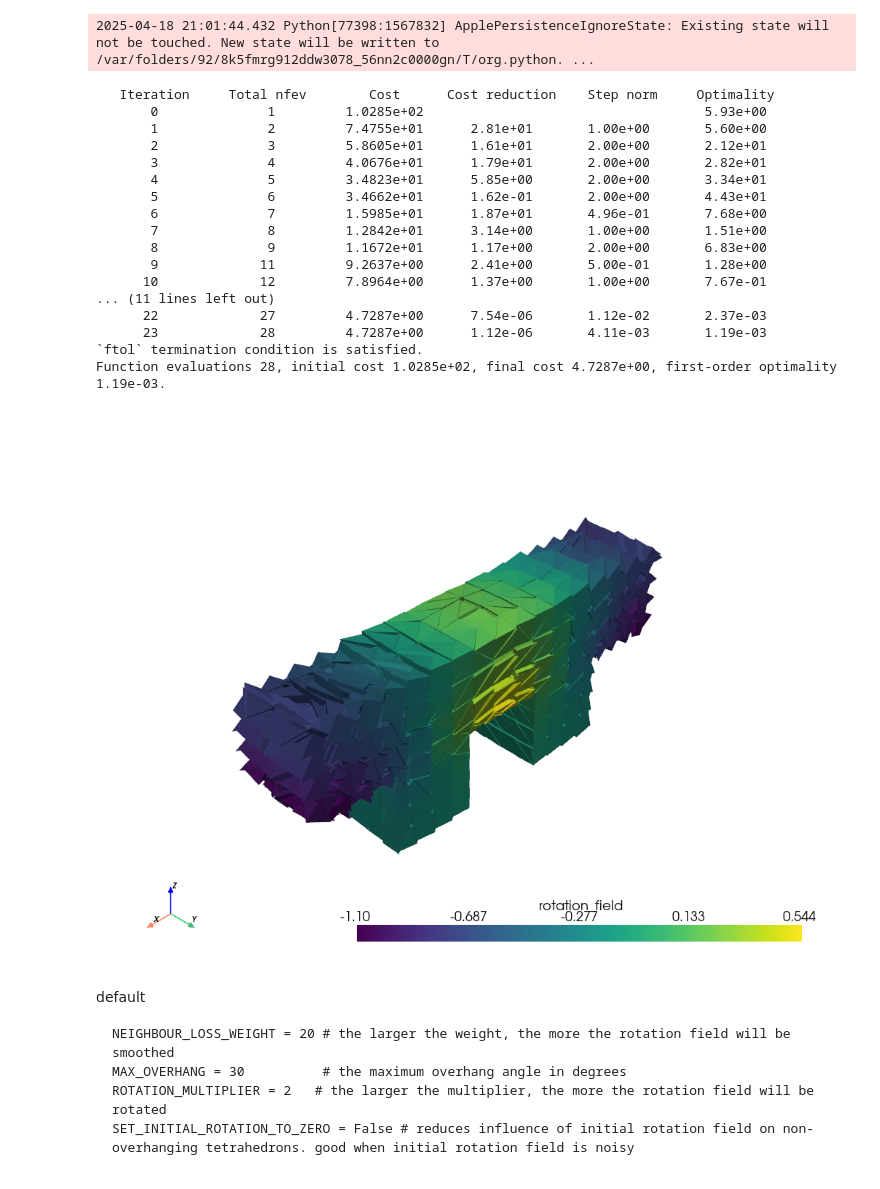
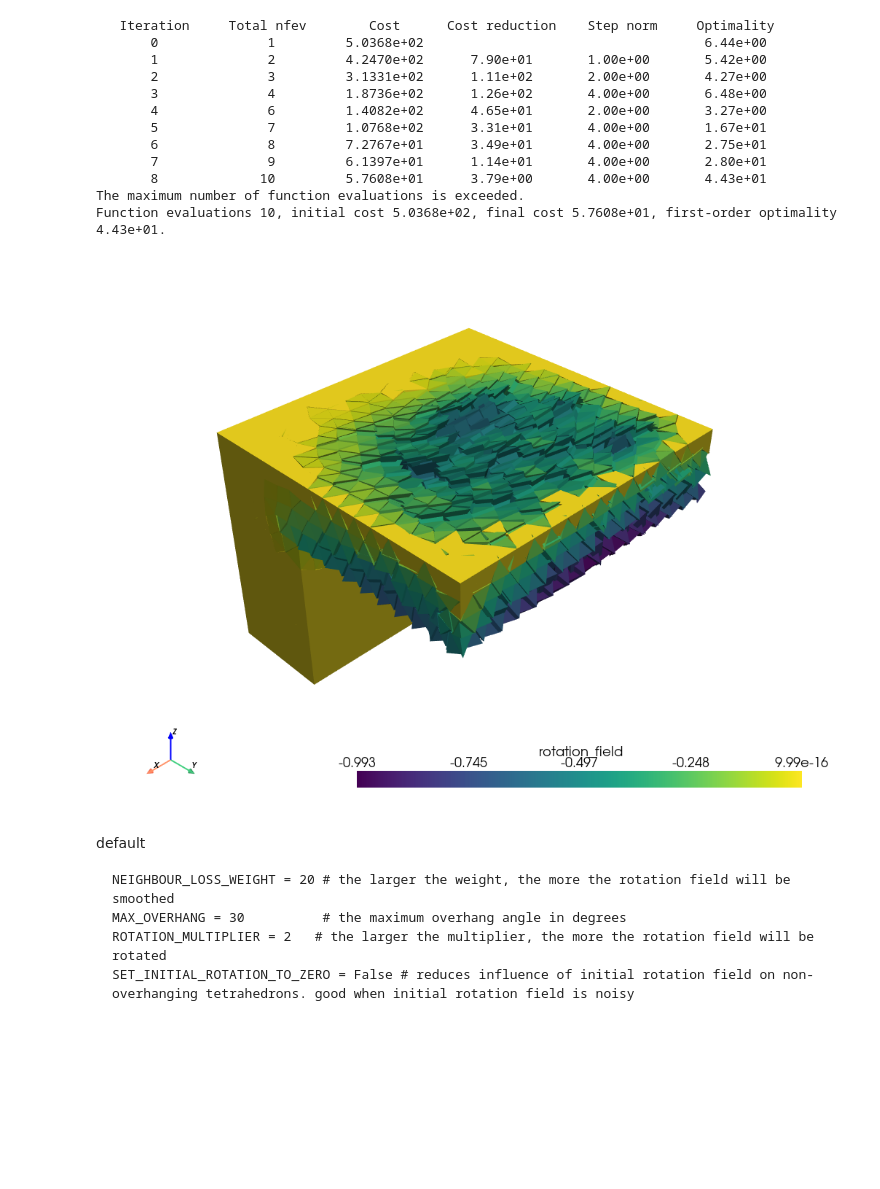
Before and after one commit to yeldiRium/S4_Slicer, a Jupyter notebook: main.ipynb, the cells around one changed output. Cells and saved outputs as stored; diff of their text form; code cells hidden in the pictures; blank space fills up the shorter version.

````diff
--- a/main.ipynb
+++ b/main.ipynb
@@ -380,7 +380,6 @@ def calculate_path_length_to_base_gradient(tet, MAX_OVERHANG, INITIAL_ROTATION_F
 
     return path_length_to_base_gradient
 # %%
-
 def calculate_initial_rotation_field(tet, MAX_OVERHANG, ROTATION_MULTIPLIER, STEEP_OVERHANG_COMPENSATION, INITIAL_ROTATION_FIELD_SMOOTHING, SET_INITIAL_ROTATION_TO_ZERO, MAX_POS_ROTATION, MAX_NEG_ROTATION):
     '''
     Calculate the initial rotation field for each cell in the tetrahedral mesh to make overhangs less than MAX_OVERHANG.
@@ -599,53 +598,47 @@ def optimize_rotations(tet, NEIGHBOUR_LOSS_WEIGHT, MAX_OVERHANG, ROTATION_MULTIP
 
 NEIGHBOUR_LOSS_WEIGHT = 20 # the larger the weight, the more the rotation field will be smoothed
 MAX_OVERHANG = 30          # the maximum overhang angle in degrees
 ROTATION_MULTIPLIER = 2   # the larger the multiplier, the more the rotation field will be rotated
 SET_INITIAL_ROTATION_TO_ZERO = False # reduces influence of initial rotation field on non-overhanging tetrahedrons. good when initial rotation field is noisy
 INITIAL_ROTATION_FIELD_SMOOTHING = 30
 MAX_POS_ROTATION = np.deg2rad(3600) # normally set to 360 unless you get collisions
 MAX_NEG_ROTATION = np.deg2rad(-3600) # normally set to 360 unless you get collisions
-ITERATIONS = 100
+ITERATIONS = 10
 SAVE_GIF = True
 STEEP_OVERHANG_COMPENSATION = True
 
 rotation_field = optimize_rotations(
     undeformed_tet,
     NEIGHBOUR_LOSS_WEIGHT,
     MAX_OVERHANG,
     ROTATION_MULTIPLIER,
     ITERATIONS,
     SAVE_GIF,
     STEEP_OVERHANG_COMPENSATION,
     INITIAL_ROTATION_FIELD_SMOOTHING,
     SET_INITIAL_ROTATION_TO_ZERO,
     MAX_POS_ROTATION,
     MAX_NEG_ROTATION
 )
 # rotation_field = calculate_initial_rotation_field(tet, MAX_OVERHANG, ROTATION_MULTIPLIER)
 undeformed_tet_with_rotated_tetrahedrons = apply_rotation_field_unique_vertices(undeformed_tet, rotation_field)
 undeformed_tet_with_rotated_tetrahedrons.cell_data["rotation_field"] = rotation_field
 # new_tet.extract_cells(np.where(rotation_field != 0)[0]).plot()
 undeformed_tet_with_rotated_tetrahedrons.plot(scalars="rotation_field")
 # %% [output]
-2025-04-18 21:01:44.432 Python[77398:1567832] ApplePersistenceIgnoreState: Existing state will not be touched. New state will be written to /var/folders/92/8k5fmrg912ddw3078_56nn2c0000gn/T/org.python. ...
+   Iteration     Total nfev        Cost      Cost reduction    Step norm     Optimality
+       0              1         5.0368e+02                                    6.44e+00
+       1              2         4.2470e+02      7.90e+01       1.00e+00       5.42e+00
+       2              3         3.1331e+02      1.11e+02       2.00e+00       4.27e+00
+       3              4         1.8736e+02      1.26e+02       4.00e+00       6.48e+00
+       4              6         1.4082e+02      4.65e+01       2.00e+00       3.27e+00
+       5              7         1.0768e+02      3.31e+01       4.00e+00       1.67e+01
+       6              8         7.2767e+01      3.49e+01       4.00e+00       2.75e+01
+       7              9         6.1397e+01      1.14e+01       4.00e+00       2.80e+01
+       8             10         5.7608e+01      3.79e+00       4.00e+00       4.43e+01
+The maximum number of function evaluations is exceeded.
+Function evaluations 10, initial cost 5.0368e+02, final cost 5.7608e+01, first-order optimality 4.43e+01.
-   Iteration     Total nfev        Cost      Cost reduction    Step norm     Optimality
-       0              1         1.0285e+02                                    5.93e+00
-       1              2         7.4755e+01      2.81e+01       1.00e+00       5.60e+00
-       2              3         5.8605e+01      1.61e+01       2.00e+00       2.12e+01
-       3              4         4.0676e+01      1.79e+01       2.00e+00       2.82e+01
-       4              5         3.4823e+01      5.85e+00       2.00e+00       3.34e+01
-       5              6         3.4662e+01      1.62e-01       2.00e+00       4.43e+01
-       6              7         1.5985e+01      1.87e+01       4.96e-01       7.68e+00
-       7              8         1.2842e+01      3.14e+00       1.00e+00       1.51e+00
-       8              9         1.1672e+01      1.17e+00       2.00e+00       6.83e+00
-       9             11         9.2637e+00      2.41e+00       5.00e-01       1.28e+00
-      10             12         7.8964e+00      1.37e+00       1.00e+00       7.67e-01
-... (11 lines left out)
-      22             27         4.7287e+00      7.54e-06       1.12e-02       2.37e-03
-      23             28         4.7287e+00      1.12e-06       4.11e-03       1.19e-03
-`ftol` termination condition is satisfied.
-Function evaluations 28, initial cost 1.0285e+02, final cost 4.7287e+00, first-order optimality 1.19e-03.
-[figure, old version]
+[figure, new version]
 # %% [markdown]
 default
 ```
````
Also changed, not shown: parts of 7 cells of this notebook, 3 other files.
